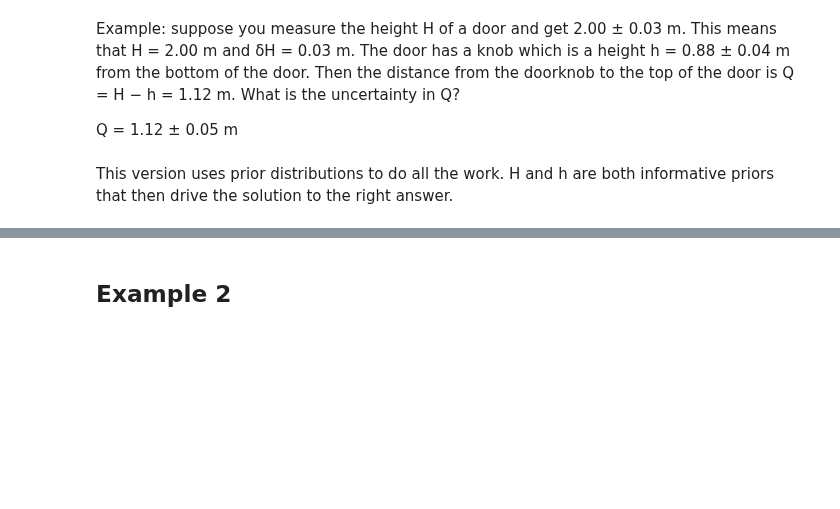
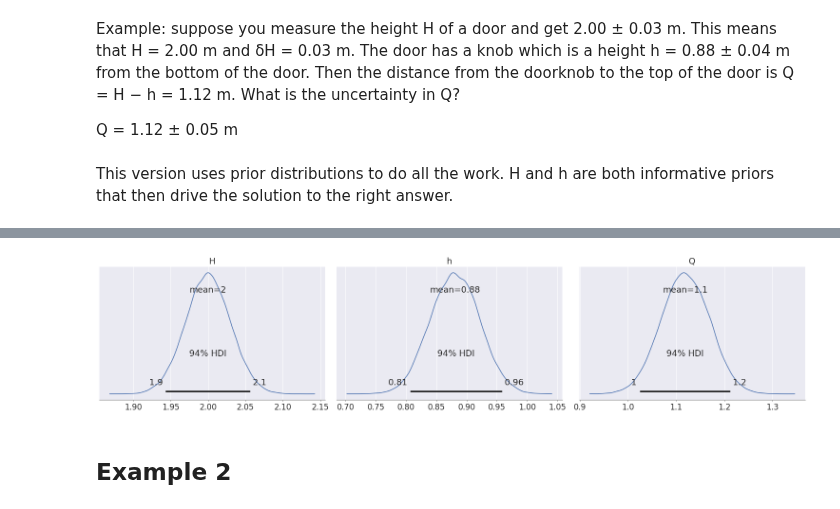
Before and after one commit to balarsen/pymc_learning, a Jupyter notebook: Propagation_of_uncertainty/Examples-pymc3.ipynb, the cells around one changed output, grey strips where cells are left out. Saved outputs shown, nothing was run; the diff lists cells and outputs as text; code cells hidden in the pictures; blank space fills up the shorter version.

```diff
--- a/Propagation_of_uncertainty/Examples-pymc3.ipynb
+++ b/Propagation_of_uncertainty/Examples-pymc3.ipynb
@@ -50,3 +60,8 @@ MCMC gives 1.12 +/- 0.05, analytic gives 1.12 +/- 0.05
+# %%
+with model:
+    pm.plot_posterior(trace)
+# %% [output]
+[figure, added]
 # %% [markdown]
 ## Example 2
 # %% [markdown]
```
Also changed, not shown: parts of 11 cells of this notebook, 5 other files.
